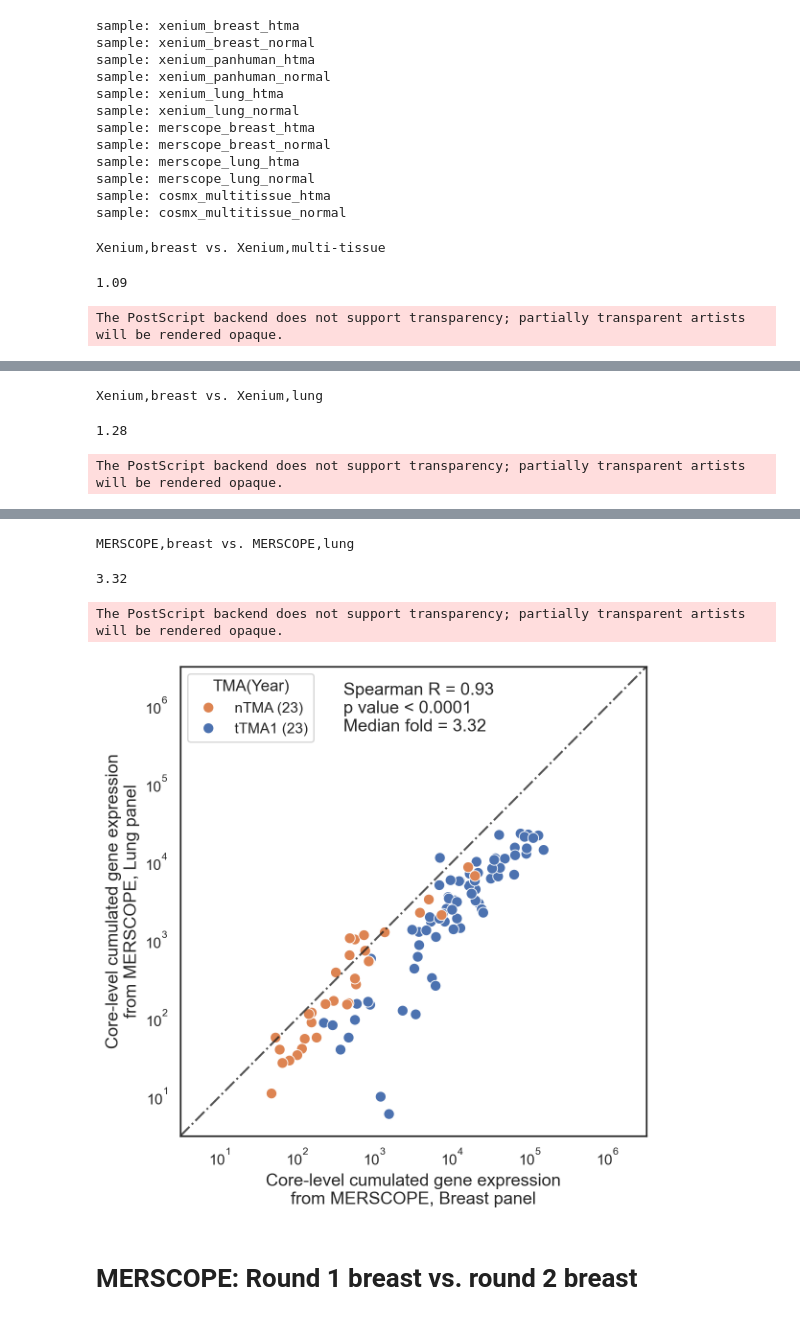
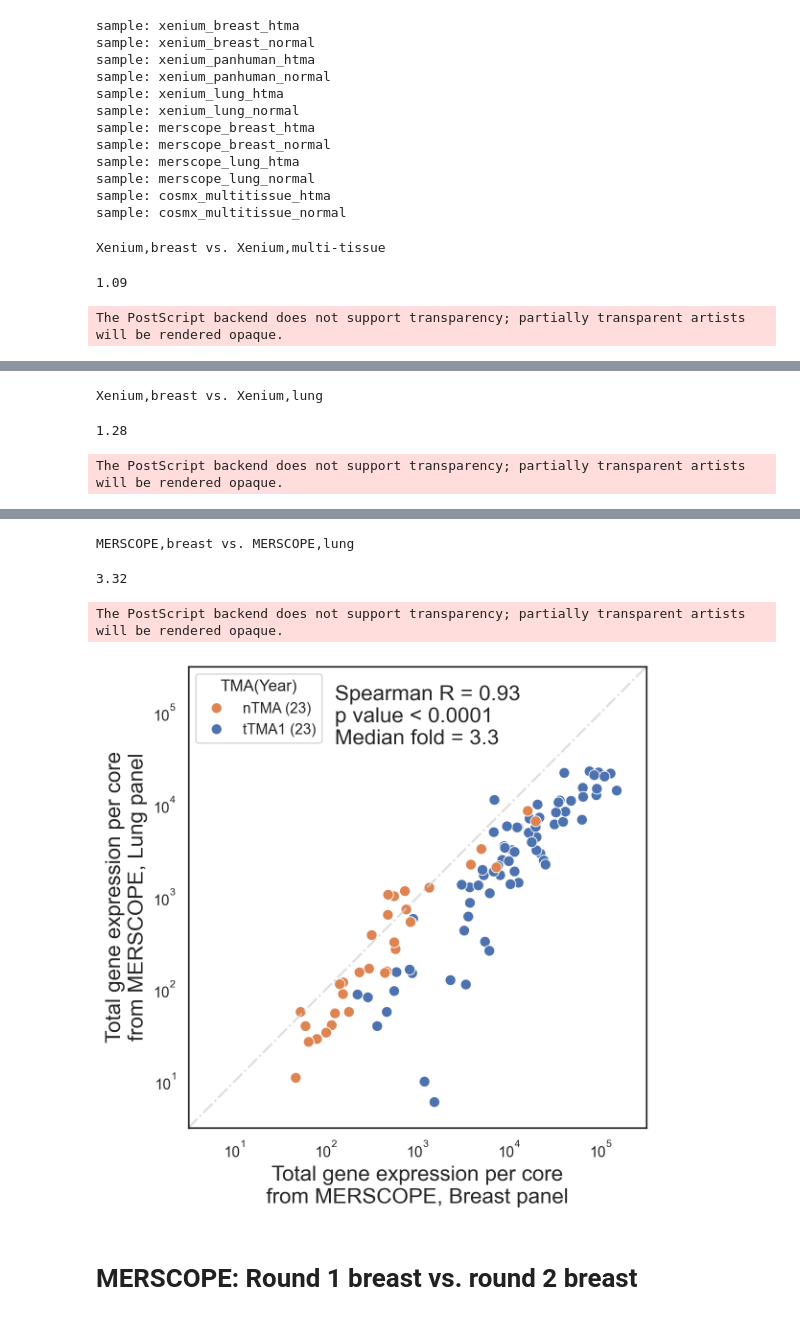
Before and after one commit to broadinstitute/ist_benchmarking, a Jupyter notebook: 02_specificity_sensitivity_reproducibility.ipynb, the cells around one changed output, grey strips where cells are left out. Cells and saved outputs as stored; diff of their text form; code cells hidden in the pictures.

```diff
--- a/02_specificity_sensitivity_reproducibility.ipynb
+++ b/02_specificity_sensitivity_reproducibility.ipynb
@@ -455,6 +451,7 @@ styled_df
 df_fdr1_orignal = pd.read_csv(f'{wd}/data/fdr/negative_{year}.csv')
 df_fdr1_orignal = df_fdr1_orignal.loc[df_fdr1_orignal['sample'].isin(run_samples)]
 df_fdr1_orignal = correct_tissue_names('tumor2',df_fdr1_orignal)
+df_fdr1_orignal['tma'] = df_fdr1_orignal['sample'].apply(lambda x: name_parser(x)['tma'].upper())
 if tma == 'tumor':
     df_fdr1_orignal = df_fdr1_orignal.loc[df_fdr1_orignal['sample'].str.contains('htma')]
 elif tma == 'normal':
@@ -467,14 +464,14 @@ else:
 df_fdr1 = df_fdr1_orignal.drop(['sample','panel'], axis=1)
 df_fdr1 = df_fdr1.rename(columns={'fdr':'value', 'modality':'Platform'})
 df_fdr1['metric'] = 'Log₁₀FDR(negative)'
-df_fdr1 = df_fdr1.groupby(['tissue_type','Platform','metric']).agg({'value': 'mean'}).reset_index()
+df_fdr1 = df_fdr1.groupby(['tissue_type','Platform','metric','tma']).agg({'value': 'mean'}).reset_index()
 df_fdr1['value'] = df_fdr1['value'].replace(0, 0.0001)
 df_fdr1['value'] = np.log10(df_fdr1['value'])
 
 if supplement:
     df_fdr1 = df_fdr1_orignal.rename(columns={'fdr':'value'})
     df_fdr1['metric'] = 'Log₁₀FDR(negative)'
-    df_fdr1 = df_fdr1.groupby(['tissue_type','Platform_Panel','metric']).agg({'value': 'mean'}).reset_index()
+    df_fdr1 = df_fdr1.groupby(['tissue_type','Platform_Panel','metric','tma']).agg({'value': 'mean'}).reset_index()
     df_fdr1['value'] = df_fdr1['value'].replace(0, 0.0001)
     df_fdr1['value'] = np.log10(df_fdr1['value'])
 
@@ -483,6 +480,7 @@ if supplement:
 df_fdr2_original = pd.read_csv(f'{wd}/data/fdr/blank_{year}.csv')
 df_fdr2_original = df_fdr2_original.loc[df_fdr2_original['sample'].isin(run_samples)]
 df_fdr2_original = correct_tissue_names('tumor2',df_fdr2_original)
+df_fdr2_original['tma'] = df_fdr2_original['sample'].apply(lambda x: name_parser(x)['tma'].upper())
 if tma == 'tumor':
     df_fdr2_original = df_fdr2_original.loc[df_fdr2_original['sample'].str.contains('htma')]
 elif tma == 'normal':
@@ -495,14 +493,14 @@ else:
 df_fdr2 = df_fdr2_original.drop(['sample','panel'], axis=1)
 df_fdr2 = df_fdr2.rename(columns={'fdr':'value', 'modality':'Platform'})
 df_fdr2['metric'] = 'Log₁₀FDR(blank)'
-df_fdr2 = df_fdr2.groupby(['tissue_type','Platform','metric']).agg({'value': 'mean'}).reset_index()
+df_fdr2 = df_fdr2.groupby(['tissue_type','Platform','metric','tma']).agg({'value': 'mean'}).reset_index()
 df_fdr2['value'] = df_fdr2['value'].replace(0, 0.0001)
 df_fdr2['value'] = np.log10(df_fdr2['value'])
 
 if supplement:
     df_fdr2 = df_fdr2_original.rename(columns={'fdr':'value'})
     df_fdr2['metric'] = 'Log₁₀FDR(blank)'
-    df_fdr2 = df_fdr2.groupby(['tissue_type','Platform_Panel','metric']).agg({'value': 'mean'}).reset_index()
+    df_fdr2 = df_fdr2.groupby(['tissue_type','Platform_Panel','metric','tma']).agg({'value': 'mean'}).reset_index()
     df_fdr2['value'] = df_fdr2['value'].replace(0, 0.0001)
     df_fdr2['value'] = np.log10(df_fdr2['value'])
 
@@ -512,7 +510,13 @@ df_plot = pd.concat([df_plot_sen, df_plot_sen_pa])
 df_plot = pd.concat([df_plot, df_plot_spe])
 df_plot = pd.concat([df_plot, df_fdr1])
 df_plot = pd.concat([df_plot, df_fdr2])
-df_plot = df_plot.loc[~df_plot['tissue_type'].isin(['Pancreas','Renal pelvis'])]
+df_plot['Platform_Panel'] = df_plot['Platform_Panel'].apply(lambda x: x.replace('breast','Breast'))
+df_plot['Platform_Panel'] = df_plot['Platform_Panel'].apply(lambda x: x.replace('lung','Lung'))
+df_plot['Platform_Panel'] = df_plot['Platform_Panel'].apply(lambda x: x.replace('multi','Multi'))
+df_plot['tissue_type'] = df_plot['tissue_type'].apply(lambda x: x.replace('Pancreas cancer','Pancreatic cancer'))
+df_plot['tissue_type'] = df_plot['tissue_type'].apply(lambda x: x.replace('Testes cancer','Testicular cancer'))
+# df_plot = df_plot.loc[~df_plot['tissue_type'].isin(['Pancreas','Renal pelvis'])]
+df_plot = df_plot[~df_plot['tissue_type'].str.contains('Marker', na=False)]
 
 df_plot = df_plot.reset_index()
 
@@ -681,7 +790,7 @@ if not os.path.exists(f'{wd}/figures/Fig_1'):
     os.makedirs(f'{wd}/figures/Fig_1')
 
 Log_transform_method = 'log10'
-fontsize = 13
+fontsize = 16
 
 for Platform_Panel_pair in [
     (Platform_Panels[0], Platform_Panels[1]),  # panel to panel, xenium
@@ -707,7 +816,11 @@ for Platform_Panel_pair in [
     df_both = pd.merge(df_1, df_2, on=['core', 'tissue_type'], how='inner')
     df_both = df_both.loc[~df_both['core'].isin([6, 24, 212, 238, 239])]
     df_both['fold'] = df_both.apply(lambda row: round(row[sample1] / row[sample2], 3), axis=1)
-
+    m_fold = df_both['fold'].median()
+    if m_fold < 0.05:
+        m_fold = round(m_fold, 2)
+    else:
+        m_fold = round(m_fold, 1)
     # df_both = log_transform(df_both, method=Log_transform_method, exclude_cols=['fold', 'core'])
 
     df_both.reset_index(inplace=True)
@@ -715,15 +828,17 @@ for Platform_Panel_pair in [
 
     display(round(df_both['fold'].median(), 2))
 
-    lims = [10**0.5, 10**6.5]
+    lims = [10**0.5, 10**5.5]
+    if 'Xenium' in sample1 and 'Xenium' in sample2:
+        lims = [10**3, 10**6.2]
 
     sns.set(style='white', rc={'figure.figsize': (6, 6), 'figure.dpi': 200})
 
     ax = sns.scatterplot(data=df_both, x=f"{sample1}", y=f"{sample2}", hue='Core source', alpha=1, s=65)
-    plt.xlabel(f"Core-level cumulated gene expression\nfrom {sample1.split(',')[0].upper()}, {sample1.split(',')[1].capitalize()} panel", fontsize=fontsize)
-    plt.ylabel(f"Core-level cumulated gene expression\nfrom {sample2.split(',')[0].upper()}, {sample2.split(',')[1].capitalize()} panel", fontsize=fontsize)
+    plt.xlabel(f"Total gene expression per core\nfrom {sample1.split(',')[0].upper()}, {sample1.split(',')[1].capitalize()} panel", fontsize=fontsize)
+    plt.ylabel(f"Total gene expression per core\nfrom {sample2.split(',')[0].upper()}, {sample2.split(',')[1].capitalize()} panel", fontsize=fontsize)
 
-    plt.plot(lims, lims, 'k-.', alpha=0.75)
+    plt.plot(lims, lims, color='#D3D3D3', linestyle='-.', alpha=0.75)
     r, p = sp.stats.spearmanr(df_both[f"{sample1}"], df_both[f"{sample2}"])
     p_text = '< 0.0001' if p < 0.0001 else f"= {round(p, 7)}"
 
@@ -740,8 +855,11 @@ for Platform_Panel_pair in [
     sorted_labels, sorted_handles = zip(*sorted(zip(labels, handles), key=lambda t: t[0]))
     ax.legend(sorted_handles, sorted_labels, title='TMA(Year)', loc='upper left')
 
-    annotation_text = f"Spearman R = {round(r, 2)}\np value {p_text}\nMedian fold = {round(df_both['fold'].median(), 2)}"
-    plt.text(10**2.6, 10**6.3, annotation_text, fontsize=fontsize, verticalalignment='top')
+    annotation_text = f"Spearman R = {round(r, 2)}\np value {p_text}\nMedian fold = {m_fold}"
+    if 'Xenium' in sample1 and 'Xenium' in sample2:
+        plt.text(10**4, 10**6.1, annotation_text, fontsize=fontsize, verticalalignment='top')
+    else:
+        plt.text(10**2.1, 10**5.3, annotation_text, fontsize=fontsize, verticalalignment='top')
 
     # # Add labels for each point using the 'core' column
     # for idx, row in df_both.iterrows():
@@ -763,7 +881,7 @@ The PostScript backend does not support transparency; partially transparent arti
 MERSCOPE,breast vs. MERSCOPE,lung
 3.32
 The PostScript backend does not support transparency; partially transparent artists will be rendered opaque.
-[figure, old version]
+[figure, new version]
 # %% [markdown]
 # MERSCOPE: Round 1 breast vs. round 2 breast
 # %%
```
Also changed, not shown: parts of 12 cells of this notebook.
